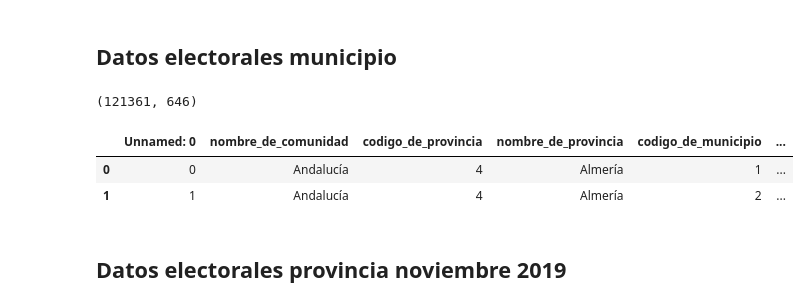
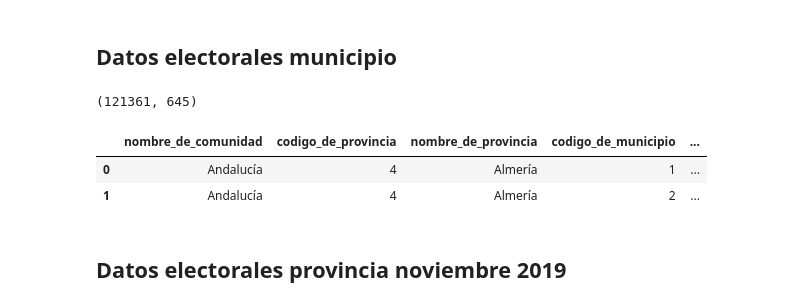
Before and after one commit to Morante-tech/PoliticAI, a Jupyter notebook: privado-articulos/notebooks/region_influyente.ipynb, the cells around one changed output. Cells and saved outputs as stored; diff of their text form; code cells hidden in the pictures.

```diff
--- a/privado-articulos/notebooks/region_influyente.ipynb
+++ b/privado-articulos/notebooks/region_influyente.ipynb
@@ -96,15 +92,15 @@ def calculate_dhondt(df_row_votes, party_columns, n_seats, min_per=0.03):
 # %% [markdown]
 ## Datos electorales municipio
 # %%
-df_municipio = pd.read_csv(ELECCIONES_MUNICIPIO_PATH, sep="|", dtype={"CODIGOINE":str}, index_col=False)
-df_municipio, party_columns_municipio = limpiar_elecciones_municipio(df_municipio)
-print(df_municipio.shape)
-df_municipio.head(2)
+df_elecciones_municipio = pd.read_csv(ELECCIONES_MUNICIPIO_PATH, sep="|", dtype={"CODIGOINE":str}, index_col=0)
+df_elecciones_municipio, party_columns_municipio = limpiar_elecciones_municipio(df_elecciones_municipio)
+print(df_elecciones_municipio.shape)
+df_elecciones_municipio.head(2)
 # %% [output]
-(121361, 646)
+(121361, 645)
-|  | Unnamed: 0 | nombre_de_comunidad | codigo_de_provincia | nombre_de_provincia | codigo_de_municipio | ... |
-| 0 | 0 | Andalucía | 4 | Almería | 1 | ... |
-| 1 | 1 | Andalucía | 4 | Almería | 2 | ... |
+|  | nombre_de_comunidad | codigo_de_provincia | nombre_de_provincia | codigo_de_municipio | ... |
+| 0 | Andalucía | 4 | Almería | 1 | ... |
+| 1 | Andalucía | 4 | Almería | 2 | ... |
 # %% [markdown]
 ## Datos electorales provincia noviembre 2019
 # %%
```
Also changed, not shown: parts of 41 cells of this notebook.
